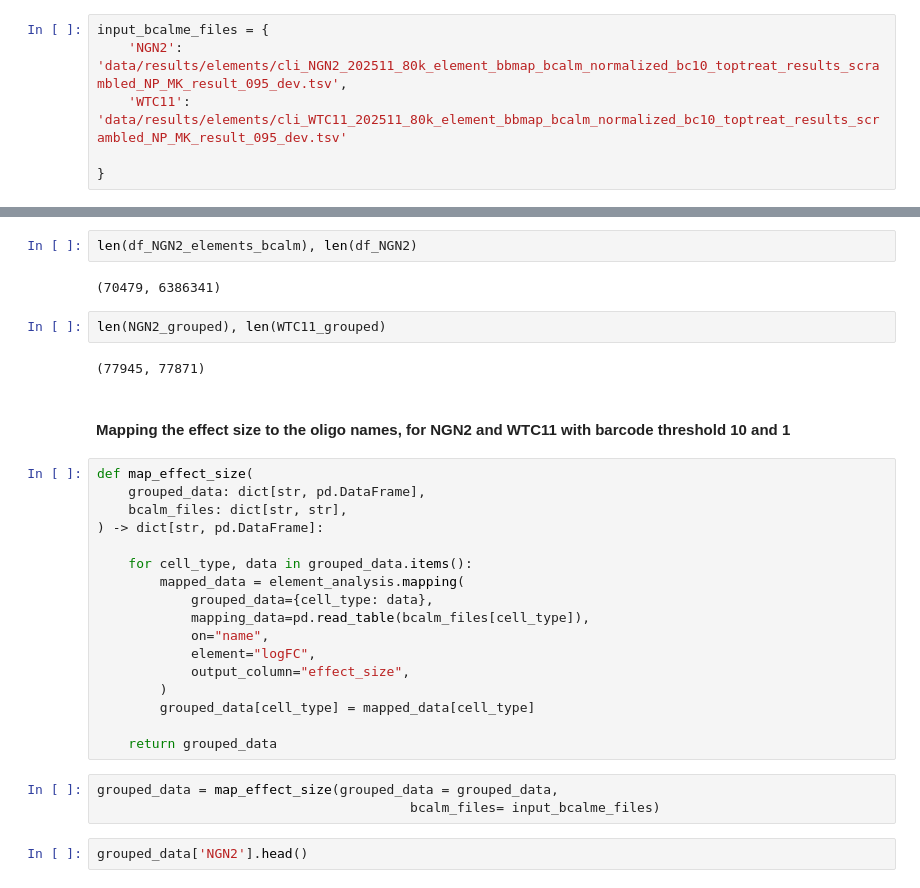
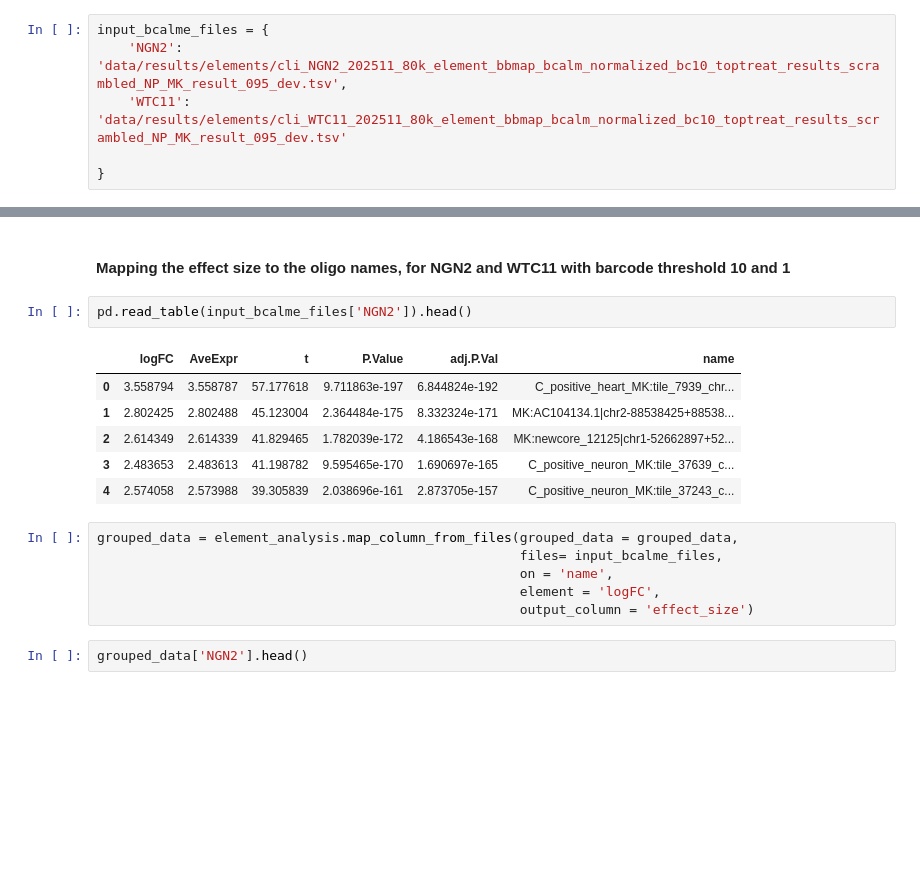
Before and after one commit to AdrianGraumnitz/mpra-variant-element-analysis, a Jupyter notebook: element_analysis.ipynb, the cells around one changed output, grey strips where cells are left out. Drawn from its saved outputs; the diff is of its cells as text; blank space fills up the shorter version.

```diff
--- a/element_analysis.ipynb
+++ b/element_analysis.ipynb
@@ -139,33 +96,20 @@ df_NGN2_elements_bcalm.columns.to_list()
-# %%
-len(df_NGN2_elements_bcalm), len(df_NGN2)
-# %% [output]
-(70479, 6386341)
-# %%
-len(NGN2_grouped), len(WTC11_grouped)
-# %% [output]
-(77945, 77871)
 # %% [markdown]
 #### Mapping the effect size to the oligo names, for NGN2 and WTC11 with barcode threshold 10 and 1
-# %%
-def map_effect_size(
-    grouped_data: dict[str, pd.DataFrame],
-    bcalm_files: dict[str, str],
-) -> dict[str, pd.DataFrame]:
-
-    for cell_type, data in grouped_data.items():
-        mapped_data = element_analysis.mapping(
-            grouped_data={cell_type: data},
-            mapping_data=pd.read_table(bcalm_files[cell_type]),
-            on="name",
-            element="logFC",
-            output_column="effect_size",
-        )
-        grouped_data[cell_type] = mapped_data[cell_type]
-
-    return grouped_data
-# %%
-grouped_data = map_effect_size(grouped_data = grouped_data,
-                                        bcalm_files= input_bcalme_files)
+# %%
+pd.read_table(input_bcalme_files['NGN2']).head()
+# %% [output]
+|  | logFC | AveExpr | t | P.Value | adj.P.Val | name |
+| 0 | 3.558794 | 3.558787 | 57.177618 | 9.711863e-197 | 6.844824e-192 | C_positive_heart_MK:tile_7939_chr... |
+| 1 | 2.802425 | 2.802488 | 45.123004 | 2.364484e-175 | 8.332324e-171 | MK:AC104134.1|chr2-88538425+88538... |
+| 2 | 2.614349 | 2.614339 | 41.829465 | 1.782039e-172 | 4.186543e-168 | MK:newcore_12125|chr1-52662897+52... |
+| 3 | 2.483653 | 2.483613 | 41.198782 | 9.595465e-170 | 1.690697e-165 | C_positive_neuron_MK:tile_37639_c... |
+| 4 | 2.574058 | 2.573988 | 39.305839 | 2.038696e-161 | 2.873705e-157 | C_positive_neuron_MK:tile_37243_c... |
+# %%
+grouped_data = element_analysis.map_column_from_files(grouped_data = grouped_data,
+                                                      files= input_bcalme_files,
+                                                      on = 'name',
+                                                      element = 'logFC',
+                                                      output_column = 'effect_size')
 # %%
 grouped_data['NGN2'].head()
 # %% [output]
```
Also changed, not shown: parts of 32 cells of this notebook, 1 other file.
